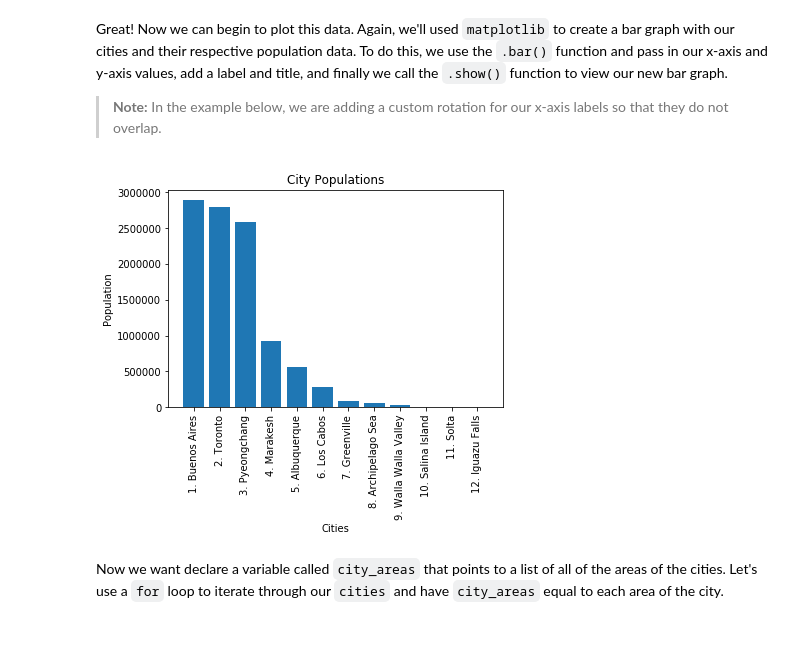
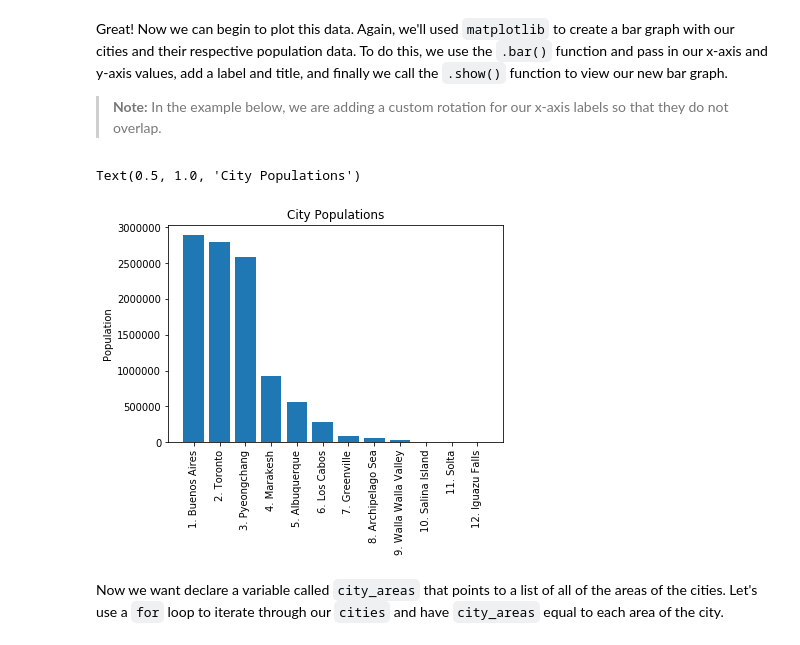
Before and after one commit to yoshinator/dsc-looping-over-collections-lab-staff, a Jupyter notebook: index.ipynb, the cells around one changed output. Cells and saved outputs as stored; diff of their text form; code cells hidden in the pictures.

```diff
--- a/index.ipynb
+++ b/index.ipynb
@@ -160,12 +160,12 @@ Great! Now we can begin to plot this data. Again, we'll used `matplotlib` to cre
 # %%
 plt.bar(names_and_ranks, city_populations)
 plt.xticks(rotation='vertical')
 plt.ylabel('Population')
-plt.xlabel('Cities')
 plt.title('City Populations')
 # plt.show()
 # %% [output]
+Text(0.5, 1.0, 'City Populations')
-[figure, old version]
+[figure, new version]
 # %% [markdown]
 Now we want declare a variable called `city_areas` that points to a list of all of the areas of the cities.  Let's use a `for` loop to iterate through our `cities` and have `city_areas` equal to each area of the city.
 # %%
```
